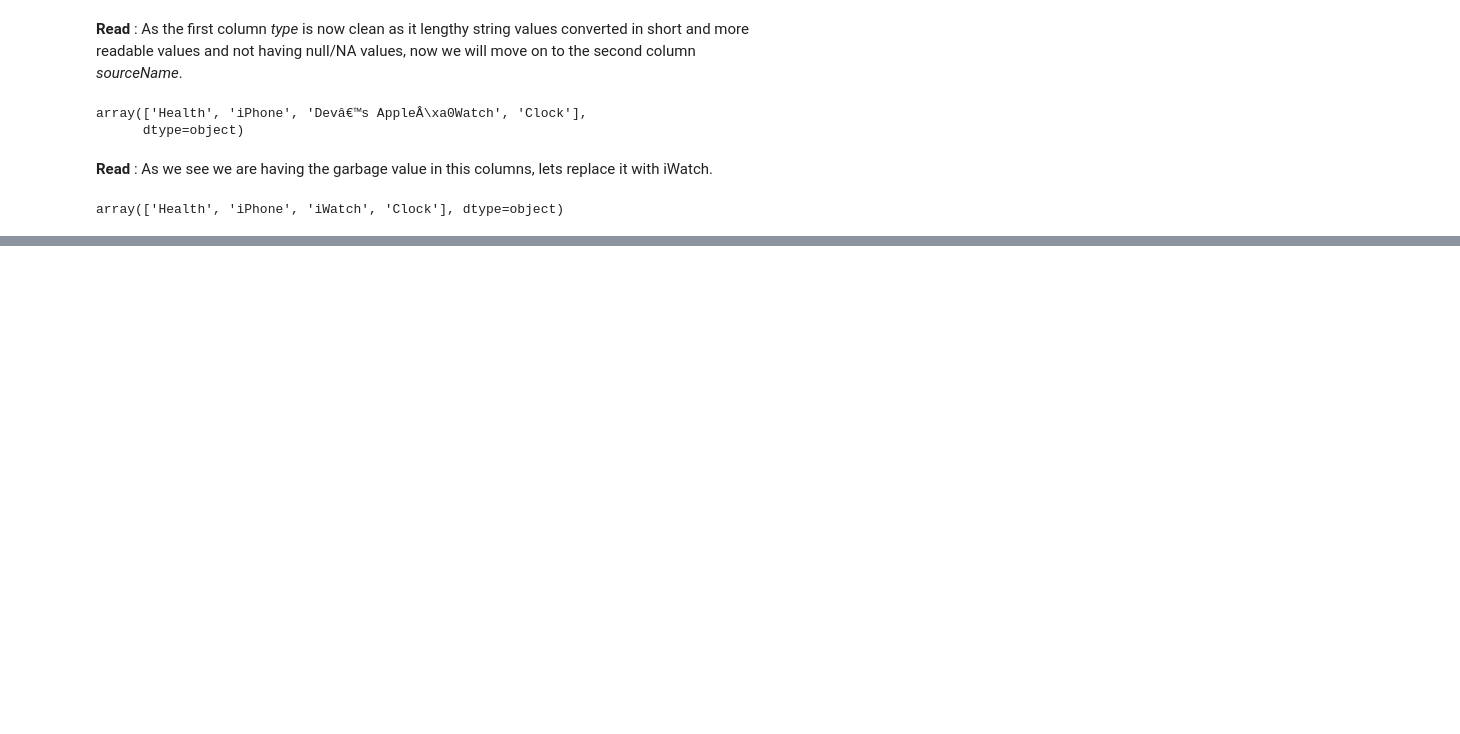
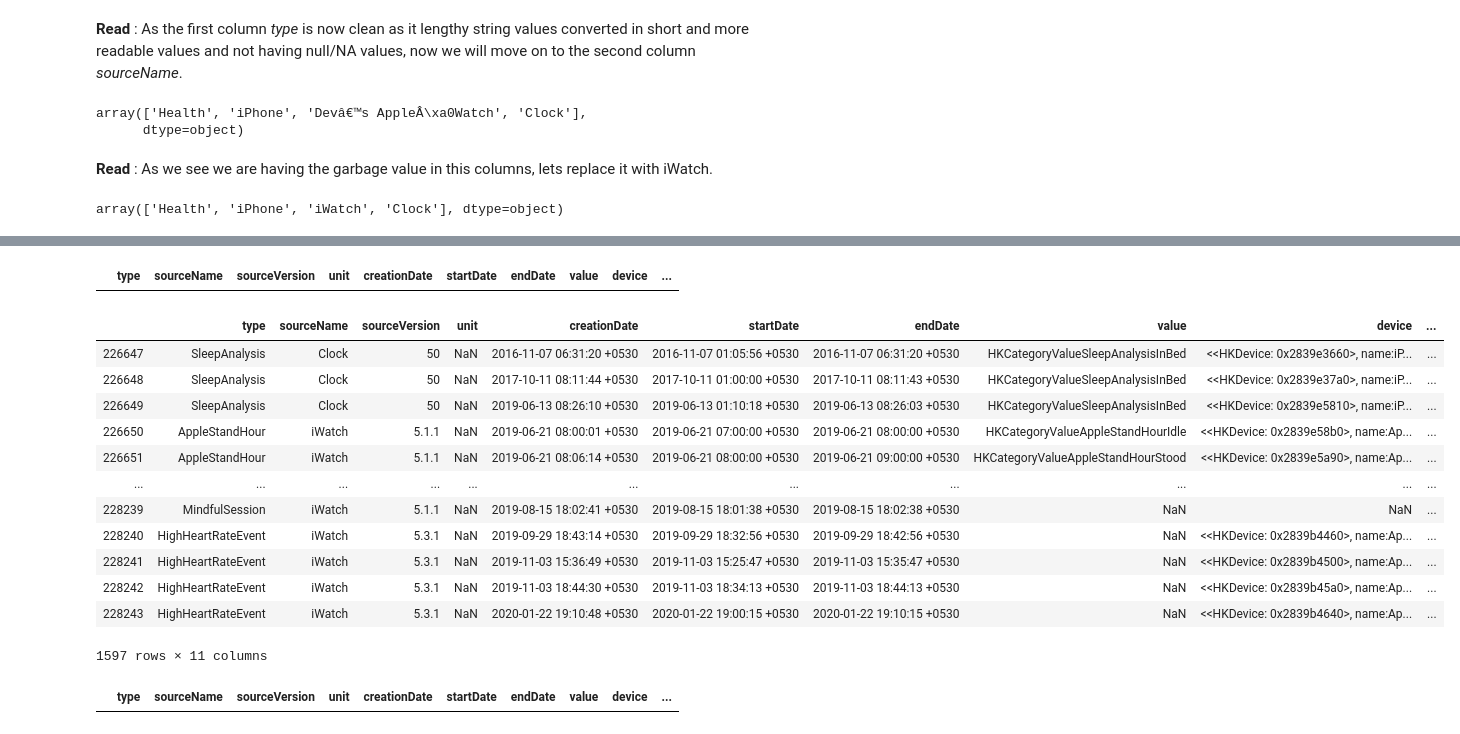
Before and after one commit to kumardevendra/mynotebooks, a Jupyter notebook: Apple+Watch+Data+Analysis.ipynb, the cells around one changed output, grey strips where cells are left out. Saved outputs shown, nothing was run; the diff lists cells and outputs as text; code cells hidden in the pictures; blank space fills up the shorter version.

```diff
--- a/Apple+Watch+Data+Analysis.ipynb
+++ b/Apple+Watch+Data+Analysis.ipynb
@@ -130,4 +143,0 @@ array(['10.0.2', '12.3.1', '5.1.1', '5.3.1', '10.1', '10.1.1', '10.2',
-# %%
-df_healthData = df_healthData[df_healthData.sourceVersion != '50']
-# %%
-df_healthData.sourceVersion.dropna(inplace=True)
@@ -140,0 +154,24 @@ array(['10.0.2', '12.3.1', '5.1.1', '5.3.1', '10.1', '10.1.1', '10.2',
+# %%
+df_healthData.drop(df_healthData[df_healthData.unit == 'mL/minÂ·kg'].index,inplace=True)
+# %%
+# 4 Rows with unit = 'mL/minÂ·kg' are deleted
+df_healthData[df_healthData.unit == 'mL/minÂ·kg']
+# %% [output]
+|  | type | sourceName | sourceVersion | unit | creationDate | startDate | endDate | value | device | ... |
+# %%
+# Checking NaN values
+df_healthData[df_healthData.unit.isnull()]
+# %% [output]
+|  | type | sourceName | sourceVersion | unit | creationDate | startDate | endDate | value | device | ... |
+| 226647 | SleepAnalysis | Clock | 50 | NaN | 2016-11-07 06:31:20 +0530 | 2016-11-07 01:05:56 +0530 | 2016-11-07 06:31:20 +0530 | HKCategoryValueSleepAnalysisInBed | <<HKDevice: 0x2839e3660>, name:iP... | ... |
+| 226648 | SleepAnalysis | Clock | 50 | NaN | 2017-10-11 08:11:44 +0530 | 2017-10-11 01:00:00 +0530 | 2017-10-11 08:11:43 +0530 | HKCategoryValueSleepAnalysisInBed | <<HKDevice: 0x2839e37a0>, name:iP... | ... |
+| 226649 | SleepAnalysis | Clock | 50 | NaN | 2019-06-13 08:26:10 +0530 | 2019-06-13 01:10:18 +0530 | 2019-06-13 08:26:03 +0530 | HKCategoryValueSleepAnalysisInBed | <<HKDevice: 0x2839e5810>, name:iP... | ... |
+| 226650 | AppleStandHour | iWatch | 5.1.1 | NaN | 2019-06-21 08:00:01 +0530 | 2019-06-21 07:00:00 +0530 | 2019-06-21 08:00:00 +0530 | HKCategoryValueAppleStandHourIdle | <<HKDevice: 0x2839e58b0>, name:Ap... | ... |
+| 226651 | AppleStandHour | iWatch | 5.1.1 | NaN | 2019-06-21 08:06:14 +0530 | 2019-06-21 08:00:00 +0530 | 2019-06-21 09:00:00 +0530 | HKCategoryValueAppleStandHourStood | <<HKDevice: 0x2839e5a90>, name:Ap... | ... |
+| ... | ... | ... | ... | ... | ... | ... | ... | ... | ... | ... |
+| 228239 | MindfulSession | iWatch | 5.1.1 | NaN | 2019-08-15 18:02:41 +0530 | 2019-08-15 18:01:38 +0530 | 2019-08-15 18:02:38 +0530 | NaN | NaN | ... |
+| 228240 | HighHeartRateEvent | iWatch | 5.3.1 | NaN | 2019-09-29 18:43:14 +0530 | 2019-09-29 18:32:56 +0530 | 2019-09-29 18:42:56 +0530 | NaN | <<HKDevice: 0x2839b4460>, name:Ap... | ... |
+| 228241 | HighHeartRateEvent | iWatch | 5.3.1 | NaN | 2019-11-03 15:36:49 +0530 | 2019-11-03 15:25:47 +0530 | 2019-11-03 15:35:47 +0530 | NaN | <<HKDevice: 0x2839b4500>, name:Ap... | ... |
+| 228242 | HighHeartRateEvent | iWatch | 5.3.1 | NaN | 2019-11-03 18:44:30 +0530 | 2019-11-03 18:34:13 +0530 | 2019-11-03 18:44:13 +0530 | NaN | <<HKDevice: 0x2839b45a0>, name:Ap... | ... |
+| 228243 | HighHeartRateEvent | iWatch | 5.3.1 | NaN | 2020-01-22 19:10:48 +0530 | 2020-01-22 19:00:15 +0530 | 2020-01-22 19:10:15 +0530 | NaN | <<HKDevice: 0x2839b4640>, name:Ap... | ... |
+1597 rows × 11 columns
@@ -141,3 +182,8 @@ array(['10.0.2', '12.3.1', '5.1.1', '5.3.1', '10.1', '10.1.1', '10.2',
+# %%
+# Checking NaN values and its gone.
+df_healthData[df_healthData.unit.isnull()]
+# %% [output]
+|  | type | sourceName | sourceVersion | unit | creationDate | startDate | endDate | value | device | ... |
 # %%
 df_healthData.isnull().sum()
 # %% [output]
```
Also changed, not shown: parts of 22 cells of this notebook.
